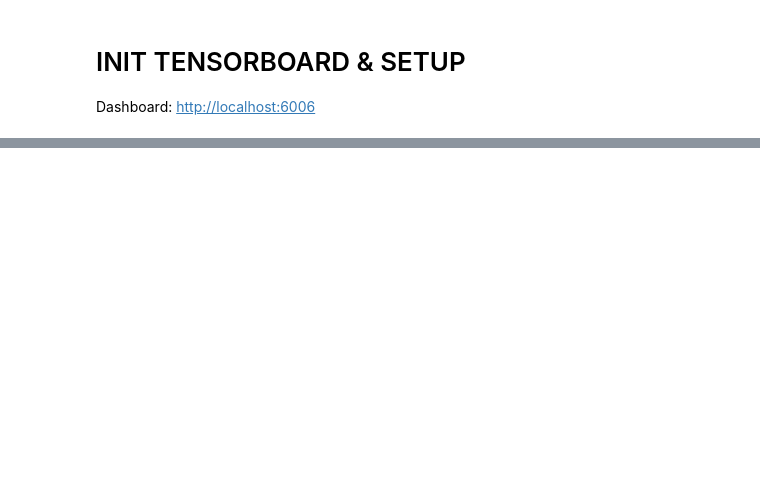
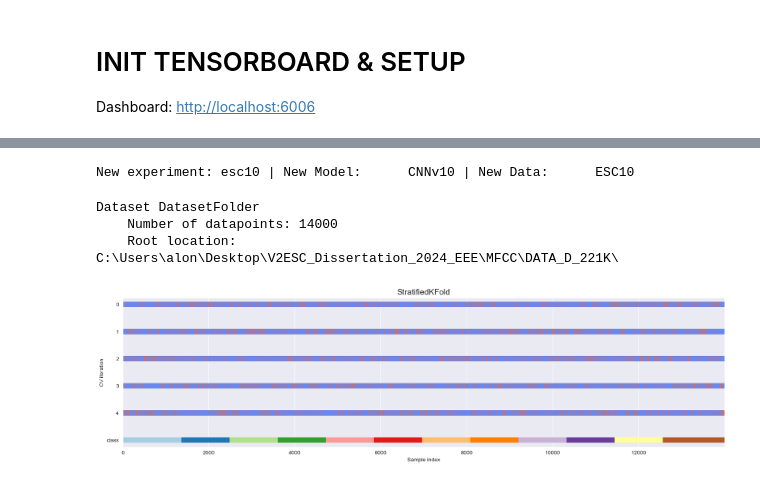
Before and after one commit to Tydox/ESC_Dissertation_2024_EEE, a Jupyter notebook: Model_Train_Test_Simple.ipynb, the cells around one changed output, grey strips where cells are left out. Saved outputs shown, nothing was run; the diff lists cells and outputs as text; code cells hidden in the pictures; blank space fills up the shorter version.

```diff
--- a/Model_Train_Test_Simple.ipynb
+++ b/Model_Train_Test_Simple.ipynb
@@ -278,0 +137,21 @@ Epoch: 0 | Loss: 4.006 | Test loss: 3.905 | Train Acc: 3.107142448425293 | Test
+# %%
+
+
+
+#InputFolder_ = os.getcwd() + "\\MFCC\\tensors3chtest\\"
+InputFolder_ = os.getcwd() + "\\MFCC\\DATA_D_221K\\"
+#InputFolder_ = os.getcwd() + "\\MFCC\\DATA_D_DD\\"
+#InputFolder_ = os.getcwd() + "\\MFCC\\DATA_D_44k\\"
+#InputFolder_ = os.getcwd() + "\\MFCC\\DATA_D_44kLong\\"
+#InputFolder_ = os.getcwd() + "\\MFCC\\esc10-d-dd-aug\\"
+cfg = LearningConfiguration(InputFolder=InputFolder_,
+                            NUM_OF_WORKERS=os.cpu_count()-2, #use max cpu for data transfer
+                            DEVICE=device,
+                            BATCH_SIZE=100,#50
+                            EPOCHS=1
+                            )
+cfg.init_SFK()
+# %%
+cfg.set_new_expi(exp_name="esc10",model_name="CNNv10",data_name="ESC10")
+# %% [output]
+New experiment: esc10 | New Model:      CNNv10 | New Data:      ESC10
@@ -278,0 +162,32 @@ Epoch: 0 | Loss: 4.006 | Test loss: 3.905 | Train Acc: 3.107142448425293 | Test
+# %%
+#Loader function for Pytorch Dataset Folder thingy
+def load_data(path: str):
+    #print(f"Loading file: {path}")
+    tensor = torch.load(path,weights_only=False)
+    #tensor = tensor.float()
+    #print(f"Loaded tensor type: {type(tensor)} {tensor.type()}")
+    return tensor
+# %%
+
+#Note: Step 1: Create a dataset from the new organized folder
+from torchvision import datasets
+my_data_set = datasets.DatasetFolder(
+        root = cfg.InputFolder,
+        loader = load_data,
+        transform = None, #use "test_transform" only if using coeff because its missing channels=1 dimention  #our transformation for data
+        target_transform = None,
+        extensions = ('.pt',)
+)
+my_data_set
+# %% [output]
+Dataset DatasetFolder
+    Number of datapoints: 14000
+    Root location: C:\Users\alon\Desktop\V2ESC_Dissertation_2024_EEE\MFCC\DATA_D_221K\
+# %%
+
+targets = np.array([label for _, label in my_data_set.samples])
+skf = StratifiedKFold(n_splits=cfg.num_splits, shuffle=True)
+#cfg.init_SFK()
+ax = plot_cv_indices(X= None, y=targets, ax=None,n_splits = cfg.num_splits, cv=cfg.SKF,group = None)
+# %% [output]
+[figure, added]
```
Also changed, not shown: parts of 39 cells of this notebook, 24 other files.
